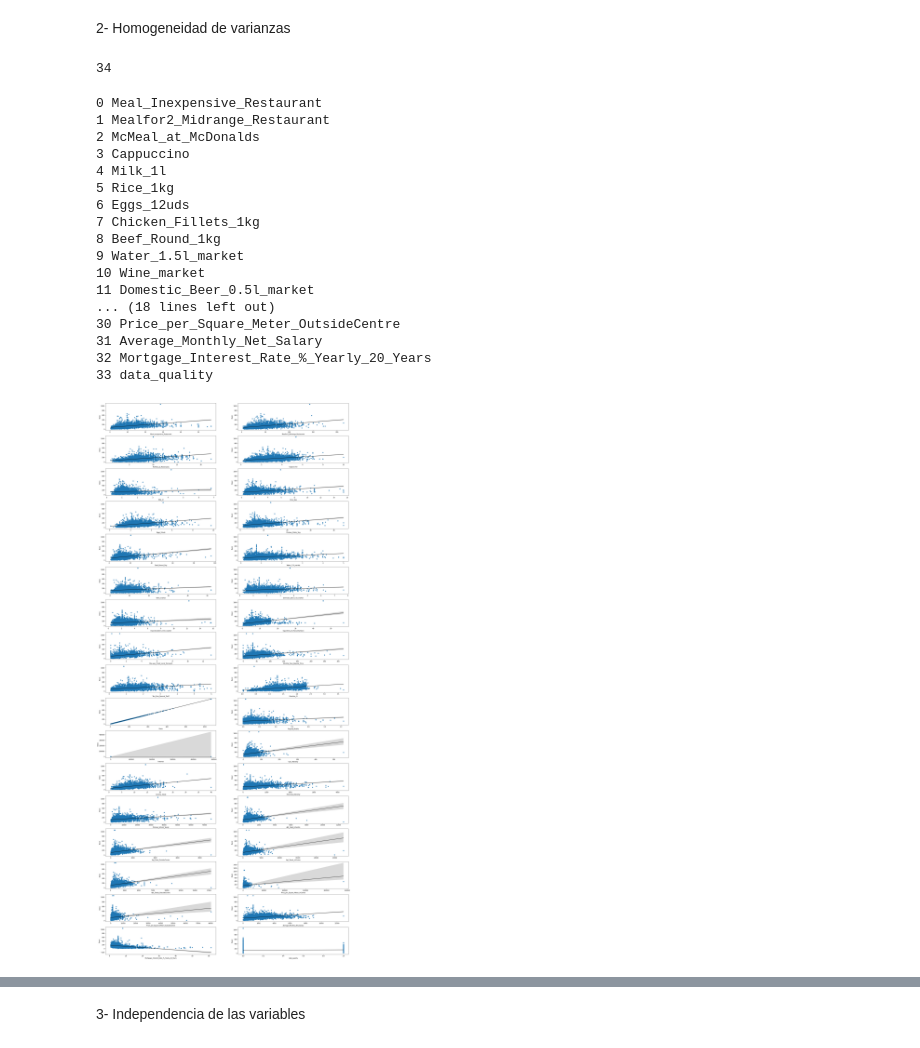
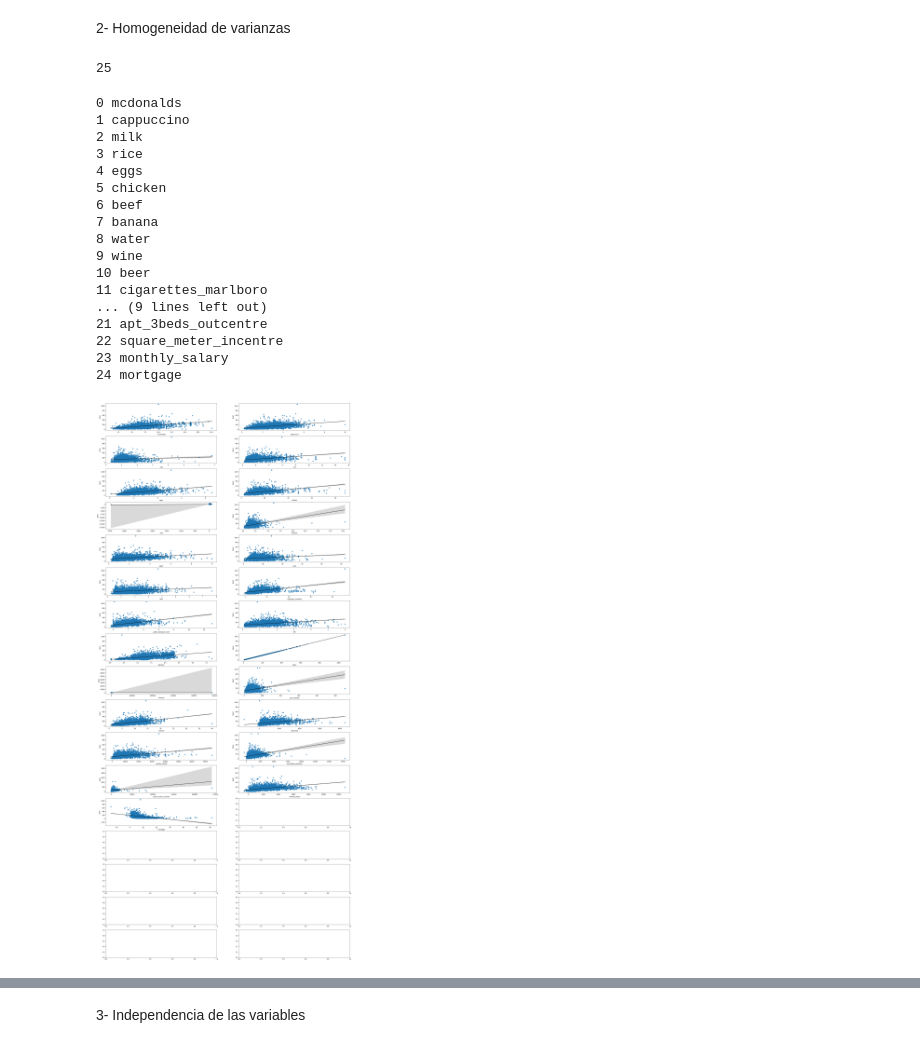
Before and after one commit to Adalab/promo-d-da-modulo1-sprint2-Paloma_Paula_Iris, a Jupyter notebook: regresion_lineal/4_asunciones.ipynb, the cells around one changed output, grey strips where cells are left out. Saved outputs shown, nothing was run; the diff lists cells and outputs as text; code cells hidden in the pictures.

```diff
--- a/regresion_lineal/4_asunciones.ipynb
+++ b/regresion_lineal/4_asunciones.ipynb
@@ -23,7 +23,7 @@ from scipy.stats import kstest
 plt.rcParams["figure.figsize"] = (10,8)
 pd.options.display.max_columns = None
 # %%
-df = pd.read_csv('../archivos/coste_de_vida_final.csv', index_col = 0)
+df = pd.read_csv('../archivos/coste_vida_valido.csv', index_col = 0)
 # %%
 df.sample(3)
 # %% [output]
@@ -77,3 +74 @@ sns.boxplot(df['Basic'])
-# %%
-df['Basic'].replace(np.nan, df['Basic'].median(), inplace = True)
 # %%
@@ -105,7 +96,4 @@ ShapiroResult(statistic=0.9127979278564453, pvalue=0.0)
 # %% [markdown]
 Buscamos una variable que sí cumpla con el criterio de normalidad hasta que aprendamos a normalizar los datos.
 # %%
-numericas = df.select_dtypes(np.number)
+numericas = df.select_dtypes(include=np.number)
-# %%
-for col in numericas.columns:
-    numericas[col].replace(np.nan, numericas[col].median(), inplace = True)
@@ -144,44 +125,44 @@ No tenemos ninguna variable numércia que cumpla con la normalidad.
 # %%
 len(numericas.columns)
 # %% [output]
-34
+25
 # %%
 for i, colum in enumerate(numericas.columns):
     print(i, colum)
 # %% [output]
-0 Meal_Inexpensive_Restaurant
-1 Mealfor2_Midrange_Restaurant
-2 McMeal_at_McDonalds
-3 Cappuccino
-4 Milk_1l
-5 Rice_1kg
-6 Eggs_12uds
-7 Chicken_Fillets_1kg
-8 Beef_Round_1kg
-9 Water_1.5l_market
-10 Wine_market
-11 Domestic_Beer_0.5l_market
-... (18 lines left out)
-30 Price_per_Square_Meter_OutsideCentre
-31 Average_Monthly_Net_Salary
-32 Mortgage_Interest_Rate_%_Yearly_20_Years
-33 data_quality
+0 mcdonalds
+1 cappuccino
+2 milk
+3 rice
+4 eggs
+5 chicken
+6 beef
+7 banana
+8 water
+9 wine
+10 beer
+11 cigarettes_marlboro
+... (9 lines left out)
+21 apt_3beds_outcentre
+22 square_meter_incentre
+23 monthly_salary
+24 mortgage
 # %%
 fig, axes = plt.subplots(17,2, figsize = (30, 70))
 axes = axes.flat
 
 columnas_numeric = numericas.columns
 
 for i, colum in enumerate(columnas_numeric):
     sns.regplot(
         data = numericas,
         x = colum,
-        y = 'Basic',
+        y = 'basic',
         #color = lista_colores[i],
         line_kws = {"color": "black", "alpha": 0.7 },
         ax = axes[i])
 # %% [output]
-[figure, old version]
+[figure, new version]
 # %%
 resultados = {}
 
```
Also changed, not shown: parts of 21 cells of this notebook, 4 other files.
